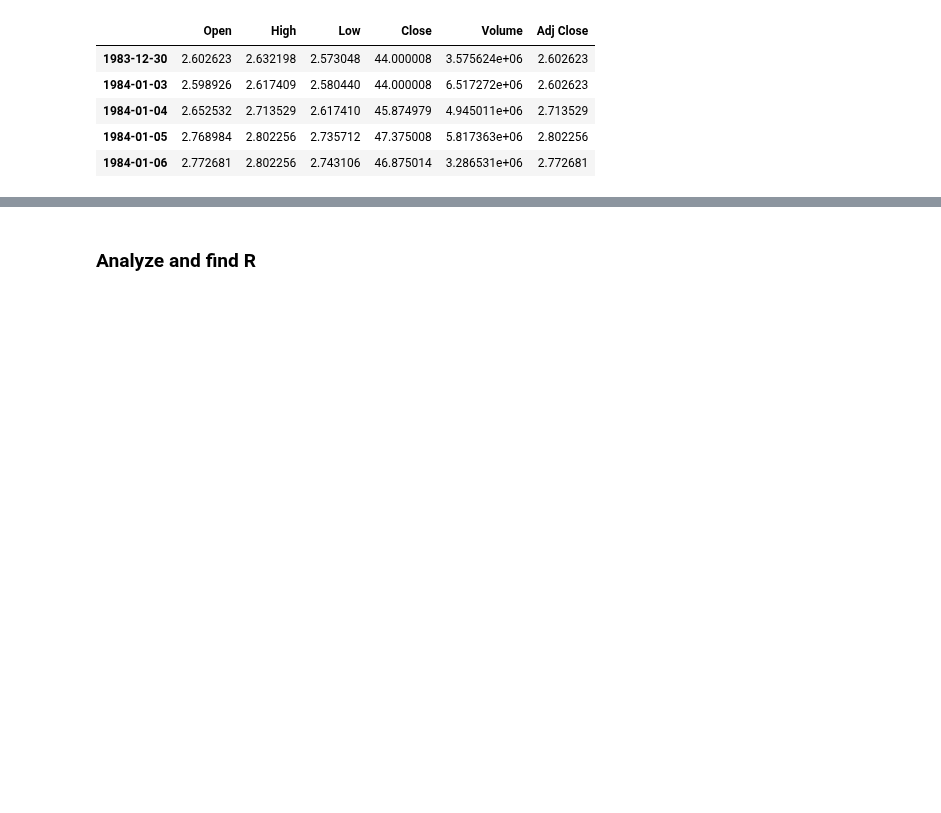
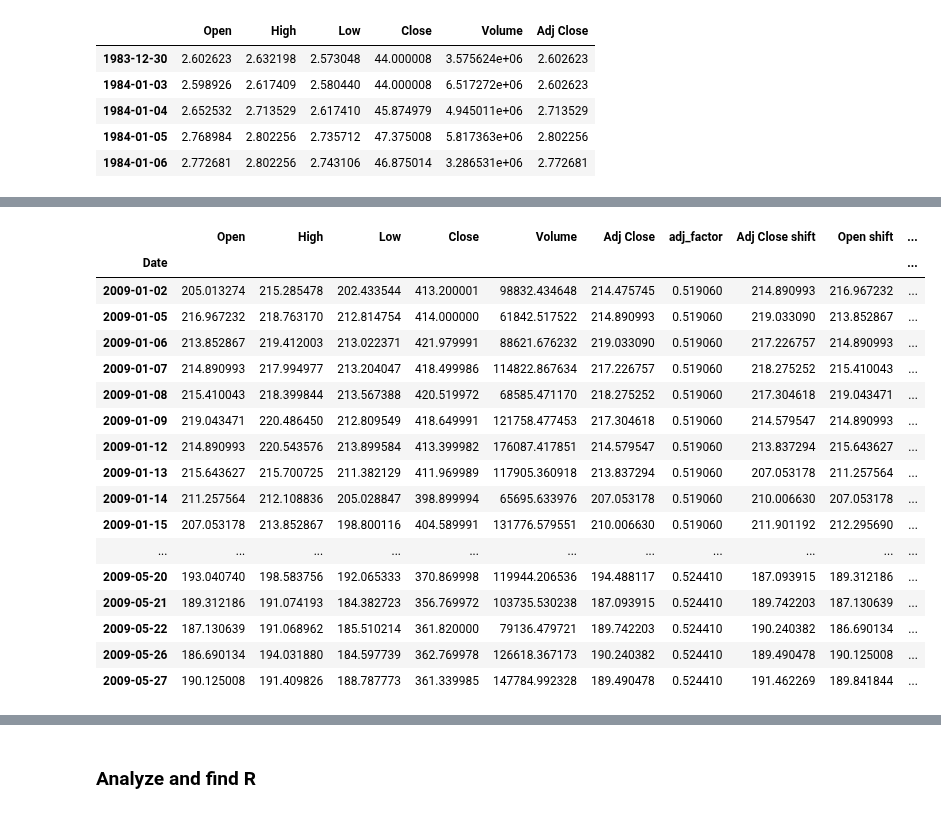
Before and after one commit to savourylie/Stock-Price-Forecaster, a Jupyter notebook: kalman_filter/kalman_filter_prediction.ipynb, the cells around one changed output, grey strips where cells are left out. Cells and saved outputs as stored; diff of their text form; code cells hidden in the pictures; blank space fills up the shorter version.

```diff
--- a/kalman_filter/kalman_filter_prediction.ipynb
+++ b/kalman_filter/kalman_filter_prediction.ipynb
@@ -64,0 +347,21 @@ class Kalman(object):
+# %%
+display(stock_dict[test_sym].head(100))
+# %% [output]
+|  | Open | High | Low | Close | Volume | Adj Close | adj_factor | Adj Close shift | Open shift | ... |
+| Date |  |  |  |  |  |  |  |  |  | ... |
+| 2009-01-02 | 205.013274 | 215.285478 | 202.433544 | 413.200001 | 98832.434648 | 214.475745 | 0.519060 | 214.890993 | 216.967232 | ... |
+| 2009-01-05 | 216.967232 | 218.763170 | 212.814754 | 414.000000 | 61842.517522 | 214.890993 | 0.519060 | 219.033090 | 213.852867 | ... |
+| 2009-01-06 | 213.852867 | 219.412003 | 213.022371 | 421.979991 | 88621.676232 | 219.033090 | 0.519060 | 217.226757 | 214.890993 | ... |
+| 2009-01-07 | 214.890993 | 217.994977 | 213.204047 | 418.499986 | 114822.867634 | 217.226757 | 0.519060 | 218.275252 | 215.410043 | ... |
+| 2009-01-08 | 215.410043 | 218.399844 | 213.567388 | 420.519972 | 68585.471170 | 218.275252 | 0.519060 | 217.304618 | 219.043471 | ... |
+| 2009-01-09 | 219.043471 | 220.486450 | 212.809549 | 418.649991 | 121758.477453 | 217.304618 | 0.519060 | 214.579547 | 214.890993 | ... |
+| 2009-01-12 | 214.890993 | 220.543576 | 213.899584 | 413.399982 | 176087.417851 | 214.579547 | 0.519060 | 213.837294 | 215.643627 | ... |
+| 2009-01-13 | 215.643627 | 215.700725 | 211.382129 | 411.969989 | 117905.360918 | 213.837294 | 0.519060 | 207.053178 | 211.257564 | ... |
+| 2009-01-14 | 211.257564 | 212.108836 | 205.028847 | 398.899994 | 65695.633976 | 207.053178 | 0.519060 | 210.006630 | 207.053178 | ... |
+| 2009-01-15 | 207.053178 | 213.852867 | 198.800116 | 404.589991 | 131776.579551 | 210.006630 | 0.519060 | 211.901192 | 212.295690 | ... |
+| ... | ... | ... | ... | ... | ... | ... | ... | ... | ... | ... |
+| 2009-05-20 | 193.040740 | 198.583756 | 192.065333 | 370.869998 | 119944.206536 | 194.488117 | 0.524410 | 187.093915 | 189.312186 | ... |
+| 2009-05-21 | 189.312186 | 191.074193 | 184.382723 | 356.769972 | 103735.530238 | 187.093915 | 0.524410 | 189.742203 | 187.130639 | ... |
+| 2009-05-22 | 187.130639 | 191.068962 | 185.510214 | 361.820000 | 79136.479721 | 189.742203 | 0.524410 | 190.240382 | 186.690134 | ... |
+| 2009-05-26 | 186.690134 | 194.031880 | 184.597739 | 362.769978 | 126618.367173 | 190.240382 | 0.524410 | 189.490478 | 190.125008 | ... |
+| 2009-05-27 | 190.125008 | 191.409826 | 188.787773 | 361.339985 | 147784.992328 | 189.490478 | 0.524410 | 191.462269 | 189.841844 | ... |
```
Also changed, not shown: parts of 48 cells of this notebook.
